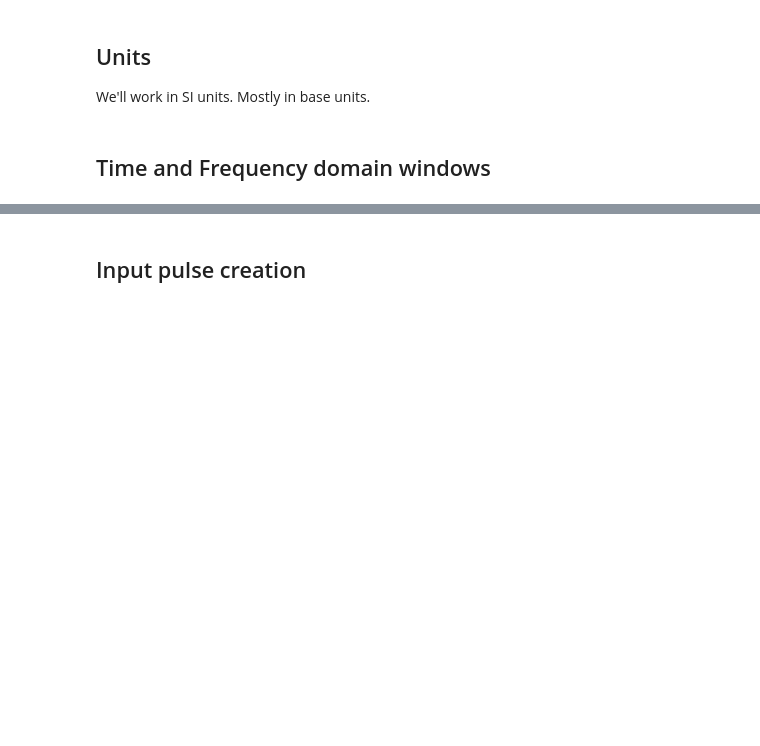
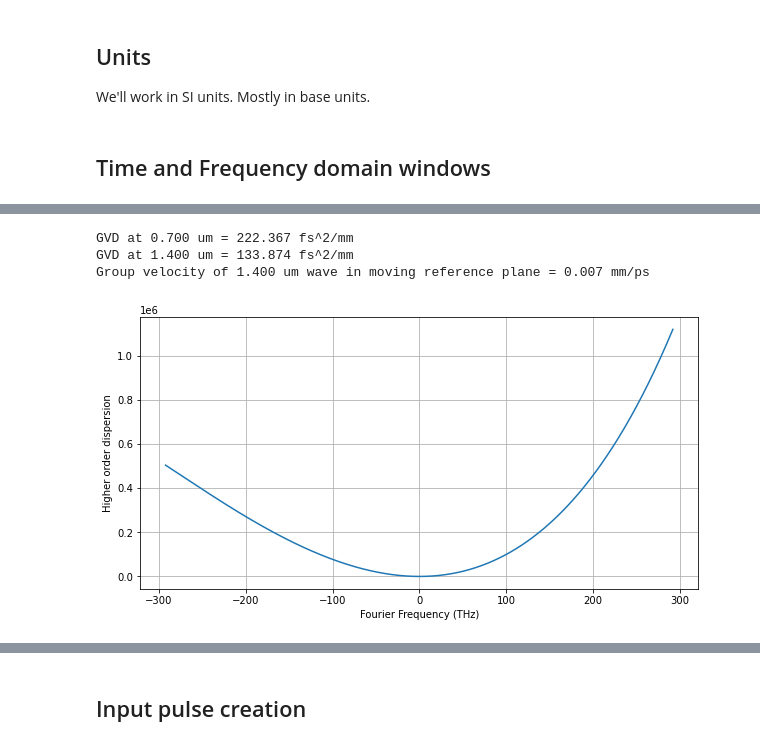
Before and after one commit to ledezmaluism/snow, a Jupyter notebook: Notebooks/SGC_2_free_space_test.ipynb, the cells around one changed output, grey strips where cells are left out. Cells and saved outputs as stored; diff of their text form; code cells hidden in the pictures; blank space fills up the shorter version.

```diff
--- a/Notebooks/SGC_2_free_space_test.ipynb
+++ b/Notebooks/SGC_2_free_space_test.ipynb
@@ -82,0 +155,26 @@ print('Maximum absolute frequency = %0.3f THz' %((np.max(f) + f_ref)*1e-12))
+# %%
+beta = (omega_abs)*nLN/c
+beta_1 = np.gradient(beta, 2*pi*df)
+beta_2 = np.gradient(beta_1, 2*pi*df)
+
+beta_ref = beta[0]
+beta_1_ref = beta_1[0]
+D = beta - beta_ref - beta_1_ref*omega
+
+plt.rcParams['figure.figsize'] = [10, 5]
+plt.plot(fftshift(f)*1e-12, fftshift(D));
+plt.xlabel('Fourier Frequency (THz)');
+plt.grid(True)
+plt.ylabel('Higher order dispersion');
+
+#Some extra information
+GVM = 1/beta_1[f0_ff_index] - 1/beta_1_ref
+
+print('GVD at %0.3f um = %0.3f fs^2/mm' %(wl_ref*1e6, beta_2[0]*1e27))
+print('GVD at %0.3f um = %0.3f fs^2/mm' %(wl_ff*1e6, beta_2[f0_ff_index]*1e27))
+print('Group velocity of %0.3f um wave in moving reference plane = %0.3f mm/ps' %(wl_ff*1e6, GVM*1e3*1e-12))
+# %% [output]
+GVD at 0.700 um = 222.367 fs^2/mm
+GVD at 1.400 um = 133.874 fs^2/mm
+Group velocity of 1.400 um wave in moving reference plane = 0.007 mm/ps
+[figure, added]
```
Also changed, not shown: parts of 29 cells of this notebook.
